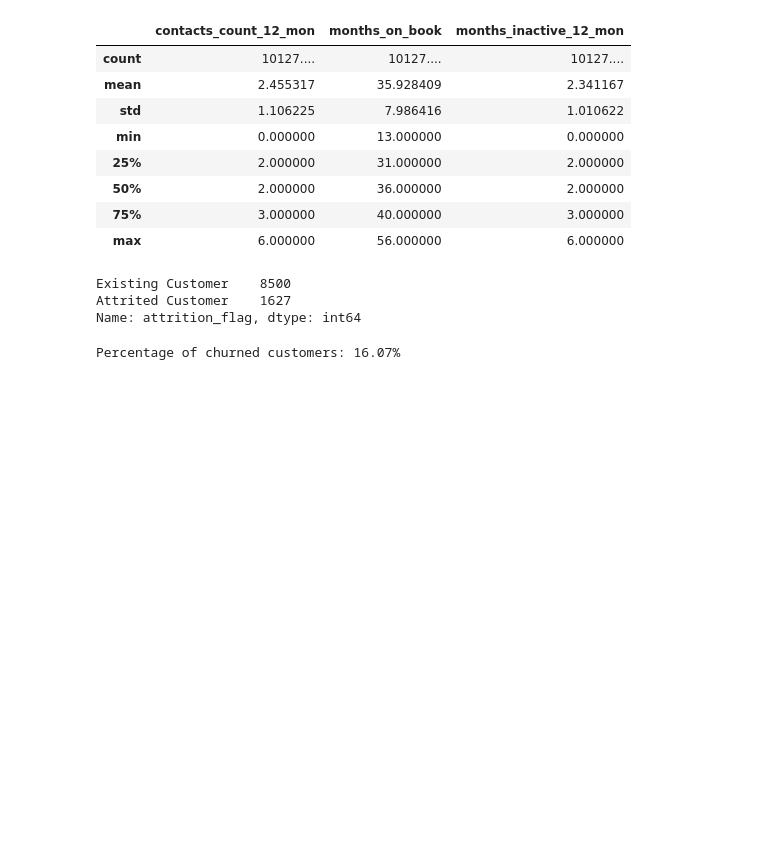
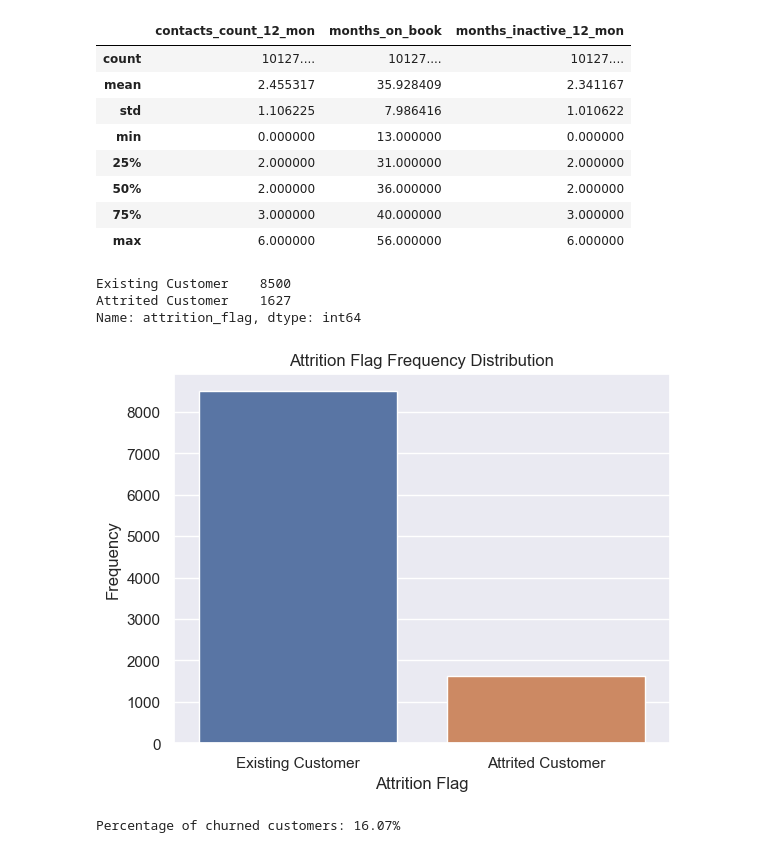
Before and after one commit to facf00/Credit-Card---Churn-Rate, a Jupyter notebook: Credit_card_churn.ipynb, the cells around one changed output. Cells and saved outputs as stored; diff of their text form; code cells hidden in the pictures; blank space fills up the shorter version.

```diff
--- a/Credit_card_churn.ipynb
+++ b/Credit_card_churn.ipynb
@@ -123,4 +130,12 @@ df_clean.attrition_flag.value_counts() #below the anual churning rate?
 Existing Customer    8500
 Attrited Customer    1627
 Name: attrition_flag, dtype: int64
+# %%
+sns.countplot(x='attrition_flag', data=df_clean)
+plt.title('Attrition Flag Frequency Distribution')
+plt.xlabel('Attrition Flag')
+plt.ylabel('Frequency')
+plt.show()
+# %% [output]
+[figure, added]
 # %%
```
Also changed, not shown: parts of 35 cells of this notebook, 7 other files.
